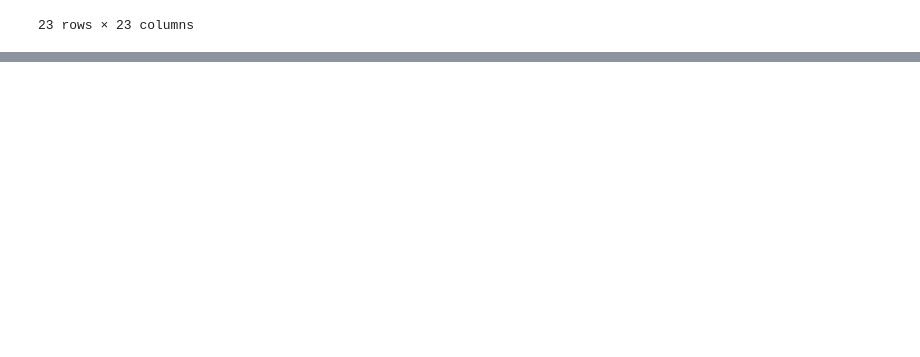
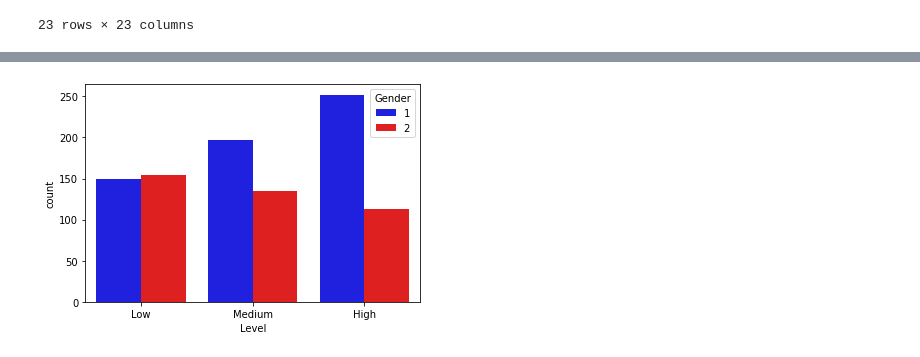
Before and after one commit to amarks5/Predicting-Lung-Cancer-Levels, a Jupyter notebook: Resources/cancer_patient_data_sets_review.ipynb, the cells around one changed output, grey strips where cells are left out. Saved outputs shown, nothing was run; the diff lists cells and outputs as text; code cells hidden in the pictures; blank space fills up the shorter version.

```diff
--- a/Resources/cancer_patient_data_sets_review.ipynb
+++ b/Resources/cancer_patient_data_sets_review.ipynb
@@ -113,2 +129,8 @@ cancer_patient_data_df.corr()
+# %%
+# Display the correlation between level of cancer and gender
+fig, ax=plt.subplots()
+plot=sns.countplot(data=cancer_patient_data_df, x='Level', hue='Gender', palette=['blue','red'])
+# %% [output]
+[figure, added]
 # %%
 # Convert cancer_patient_data_sets.xls to .csv file and store.
```
Also changed, not shown: parts of 10 cells of this notebook.
